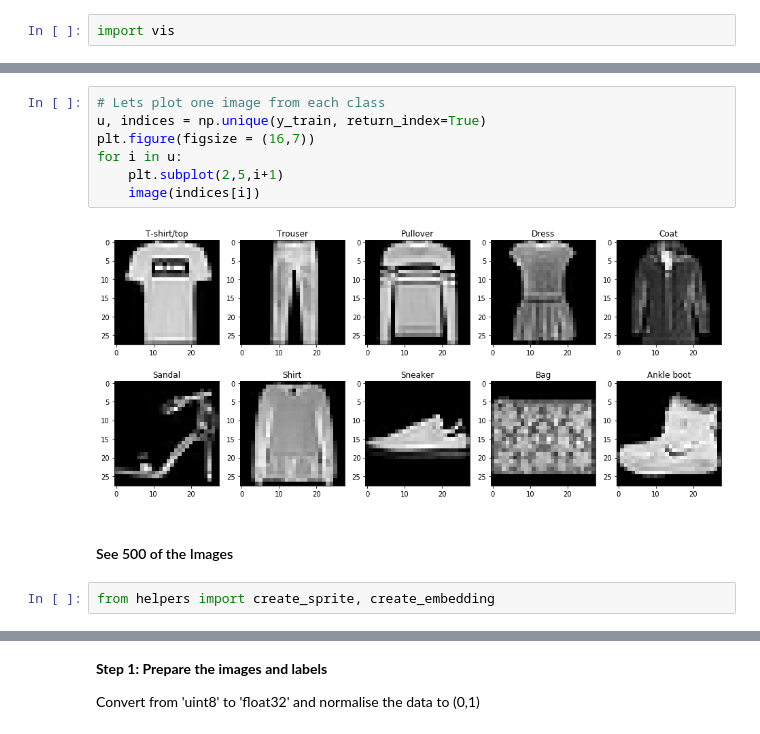
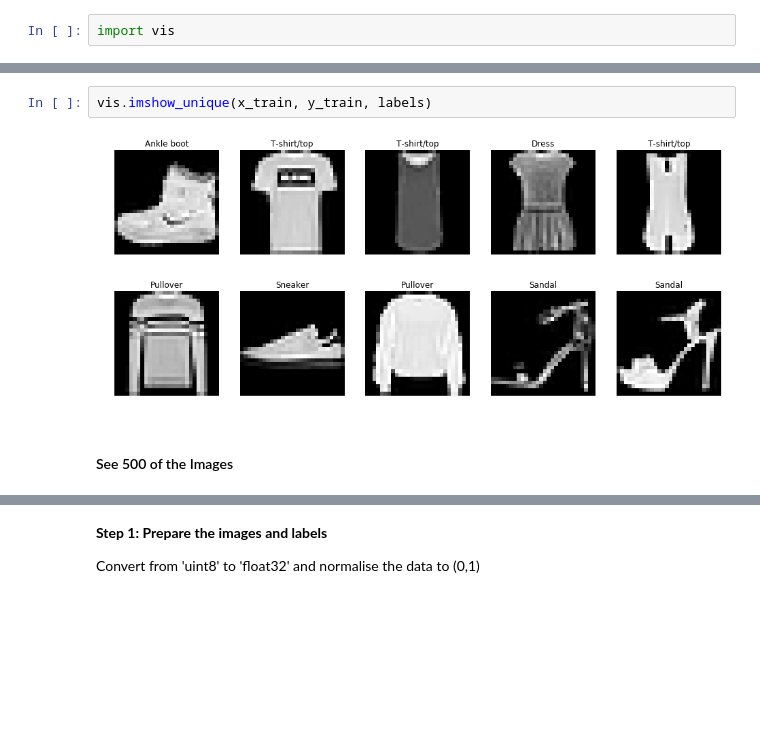
Before and after one commit to amitkaps/deep-learning, a Jupyter notebook: 002-MLP-Fashion.ipynb, the cells around one changed output, grey strips where cells are left out. Saved outputs shown, nothing was run; the diff lists cells and outputs as text; blank space fills up the shorter version.

```diff
--- a/002-MLP-Fashion.ipynb
+++ b/002-MLP-Fashion.ipynb
@@ -58,13 +60,6 @@ vis.imshow(x_train[0], label = label[y_train[0]])
-# %%
-# Lets plot one image from each class
-u, indices = np.unique(y_train, return_index=True)
-plt.figure(figsize = (16,7))
-for i in u:
-    plt.subplot(2,5,i+1)
-    image(indices[i])
-# %% [output]
-[figure, removed]
+# %%
+vis.imshow_unique(x_train, y_train, labels)
+# %% [output]
+[figure, added]
 # %% [markdown]
 #### See 500 of the Images
-# %%
-from helpers import create_sprite, create_embedding
```
Also changed, not shown: parts of 40 cells of this notebook, 8 other files.
